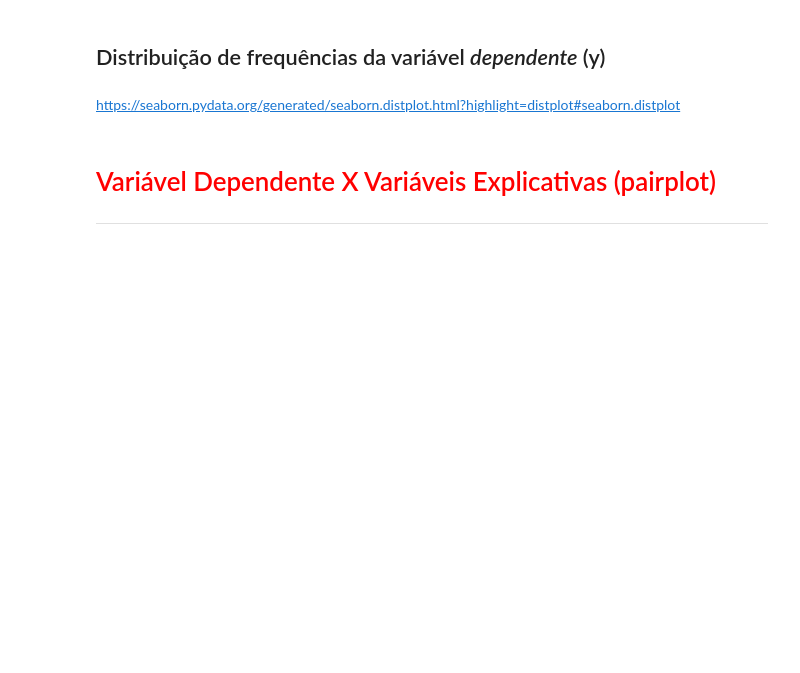
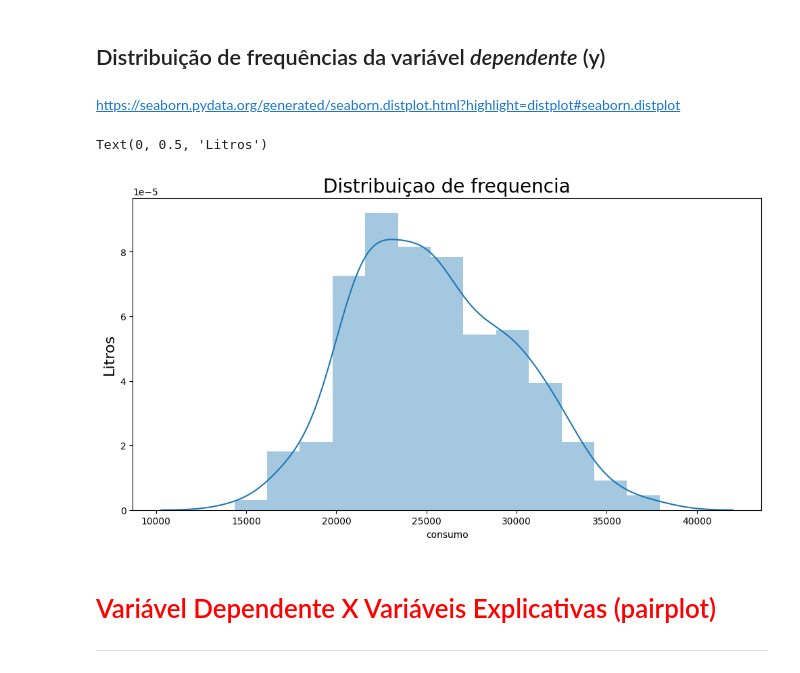
Before and after one commit to GabrielVideira/PythonDataScience, a Jupyter notebook: Estatística/Regressão_Linear.ipynb, the cells around one changed output. Cells and saved outputs as stored; diff of their text form; code cells hidden in the pictures; blank space fills up the shorter version.

```diff
--- a/Estatística/Regressão_Linear.ipynb
+++ b/Estatística/Regressão_Linear.ipynb
@@ -197,6 +202,14 @@ Text(0, 0.5, 'Litros')
 ## Distribuição de frequências da variável *dependente* (y)
 # %% [markdown]
 https://seaborn.pydata.org/generated/seaborn.distplot.html?highlight=distplot#seaborn.distplot
+# %%
+ax = sns.distplot(dados['consumo'])
+ax.figure.set_size_inches(12,6)
+ax.set_title('Distribuiçao de frequencia', fontsize=20)
+ax.set_ylabel('Litros', fontsize=16)
+# %% [output]
+Text(0, 0.5, 'Litros')
+[figure, added]
 # %% [markdown]
 # <font color='red' style='font-size: 30px;'>Variável Dependente X Variáveis Explicativas (pairplot)</font>
 <hr style='border: 2px solid red;'>
```
Also changed, not shown: parts of 16 cells of this notebook.
